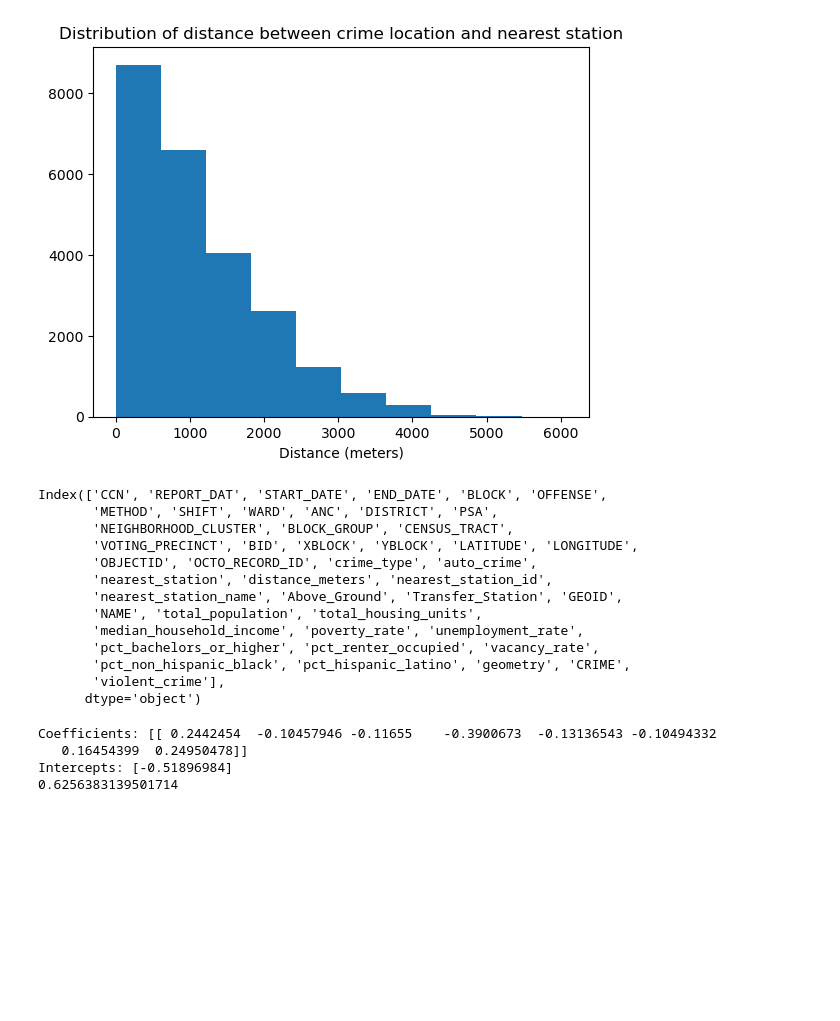
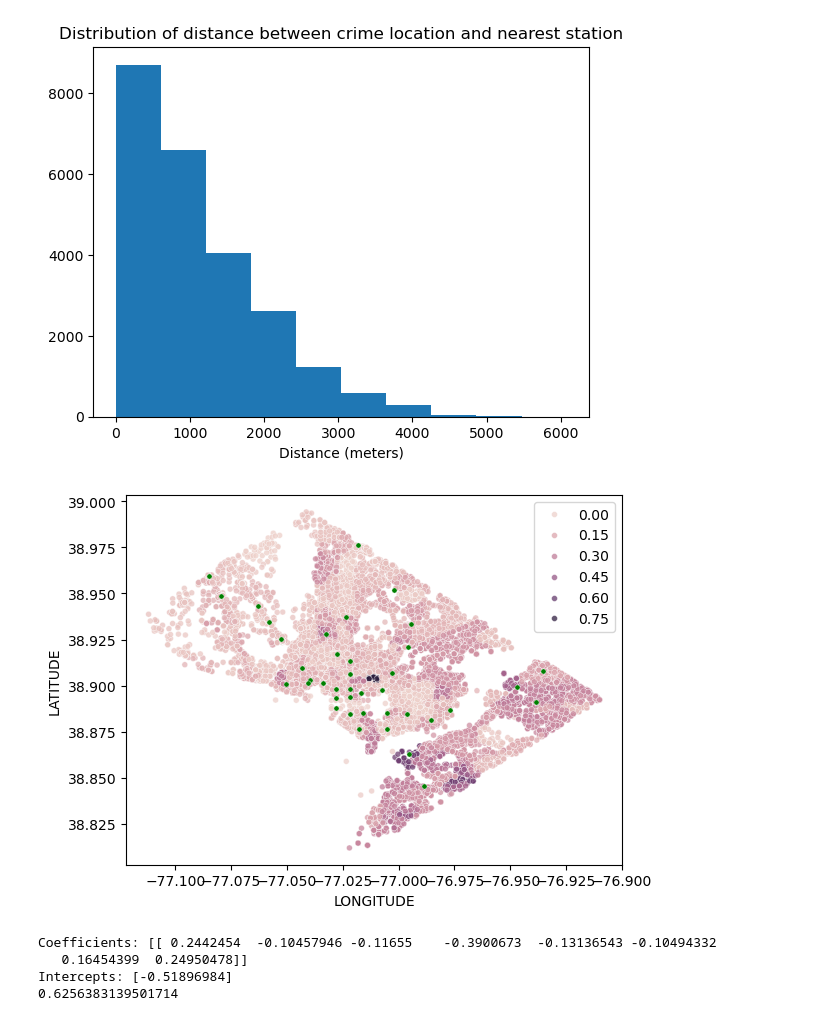
Before and after one commit to iansargent/DC-Metro-Crime, a Jupyter notebook: Scripts/Analysis/plots.ipynb, the cells around one changed output. Saved outputs shown, nothing was run; the diff lists cells and outputs as text; code cells hidden in the pictures; blank space fills up the shorter version.

```diff
--- a/Scripts/Analysis/plots.ipynb
+++ b/Scripts/Analysis/plots.ipynb
@@ -81,24 +81,23 @@ plt.title('Distribution of distance between crime location and nearest station')
 plt.show()
 # %% [output]
 [figure]
+# %%
+sns.scatterplot(data=data,
+                x='LONGITUDE',
+                y='LATITUDE',
+                hue='poverty_rate',
+                s= 18,
+                alpha = 0.75)
+sns.scatterplot(data=metro,
+                x= 'lon',
+                y= 'lat',
+                s=14,
+                color='green')
+plt.show()
+# %% [output]
+[figure, added]
 # %%
 data['violent_crime'] = np.where(data['crime_type'] == 'violent', 1, 0)
-# %%
-print(data.columns)
-# %% [output]
-Index(['CCN', 'REPORT_DAT', 'START_DATE', 'END_DATE', 'BLOCK', 'OFFENSE',
-       'METHOD', 'SHIFT', 'WARD', 'ANC', 'DISTRICT', 'PSA',
-       'NEIGHBORHOOD_CLUSTER', 'BLOCK_GROUP', 'CENSUS_TRACT',
-       'VOTING_PRECINCT', 'BID', 'XBLOCK', 'YBLOCK', 'LATITUDE', 'LONGITUDE',
-       'OBJECTID', 'OCTO_RECORD_ID', 'crime_type', 'auto_crime',
-       'nearest_station', 'distance_meters', 'nearest_station_id',
-       'nearest_station_name', 'Above_Ground', 'Transfer_Station', 'GEOID',
-       'NAME', 'total_population', 'total_housing_units',
-       'median_household_income', 'poverty_rate', 'unemployment_rate',
-       'pct_bachelors_or_higher', 'pct_renter_occupied', 'vacancy_rate',
-       'pct_non_hispanic_black', 'pct_hispanic_latino', 'geometry', 'CRIME',
-       'violent_crime'],
-      dtype='object')
 # %%
 X = data[['median_household_income', 'poverty_rate', 'unemployment_rate', 'pct_bachelors_or_higher',  'vacancy_rate', 'pct_hispanic_latino', 'LATITUDE', 'LONGITUDE', 'auto_crime']]
 X = X.dropna()
```
Also changed, not shown: parts of 1 cell of this notebook.
